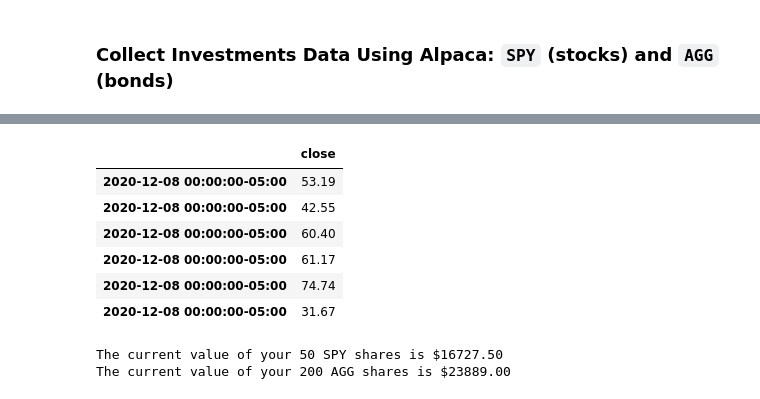
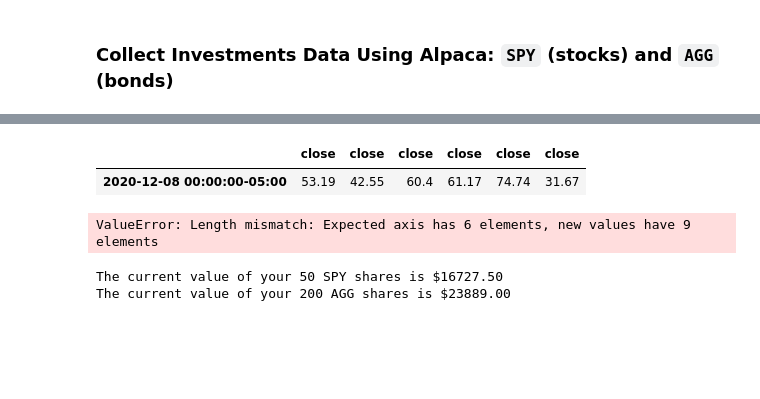
Before and after one commit to silvainfm/Project_1, a Jupyter notebook: Project 1/financial-planner.ipynb, the cells around one changed output, grey strips where cells are left out. Drawn from its saved outputs; the diff is of its cells as text; code cells hidden in the pictures; blank space fills up the shorter version.

Commit message:
Fixed column names on stock get

```diff
--- a/Project 1/financial-planner.ipynb
+++ b/Project 1/financial-planner.ipynb
@@ -104,17 +107,17 @@ ko_close = ticker_data['KO']['close']
 # %%
 # Pick close prices
-new_data = pd.concat([ticker_data['KO']['close'], ticker_data['PFE']['close'], ticker_data['O']['close'], ticker_data['GILD']['close'], ticker_data['D']['close'], ticker_data['MAIN']['close']], join='inner')
+new_data = pd.concat([ticker_data['KO']['close'], ticker_data['PFE']['close'], ticker_data['O']['close'], ticker_data['GILD']['close'], ticker_data['D']['close'], ticker_data['MAIN']['close'],
+                     ticker_data['KO']['close'], ticker_data['KO']['close'], ticker_data['KO']['close']],
+                    axis=1)
 pfe_close = ticker_data.iloc[0, 8]
+new_data
+# %% [output]
+|  | close | close | close | close | close | close |
+| 2020-12-08 00:00:00-05:00 | 53.19 | 42.55 | 60.4 | 61.17 | 74.74 | 31.67 |
-# %%
-new_data.to_frame()
-# %% [output]
-|  | close |
-| 2020-12-08 00:00:00-05:00 | 53.19 |
-| 2020-12-08 00:00:00-05:00 | 42.55 |
-| 2020-12-08 00:00:00-05:00 | 60.40 |
-| 2020-12-08 00:00:00-05:00 | 61.17 |
-| 2020-12-08 00:00:00-05:00 | 74.74 |
-| 2020-12-08 00:00:00-05:00 | 31.67 |
+# %%
+new_data.columns = ['KO', 'PFE', 'O', 'GILD', 'D', 'MAIN', 'UBER', 'PINS', 'WKHS']
+# %% [output]
+ValueError: Length mismatch: Expected axis has 6 elements, new values have 9 elements
 # %%
 # Compute the current value of shares
 # YOUR CODE HERE!
```
Also changed, not shown: parts of 2 cells of this notebook.
